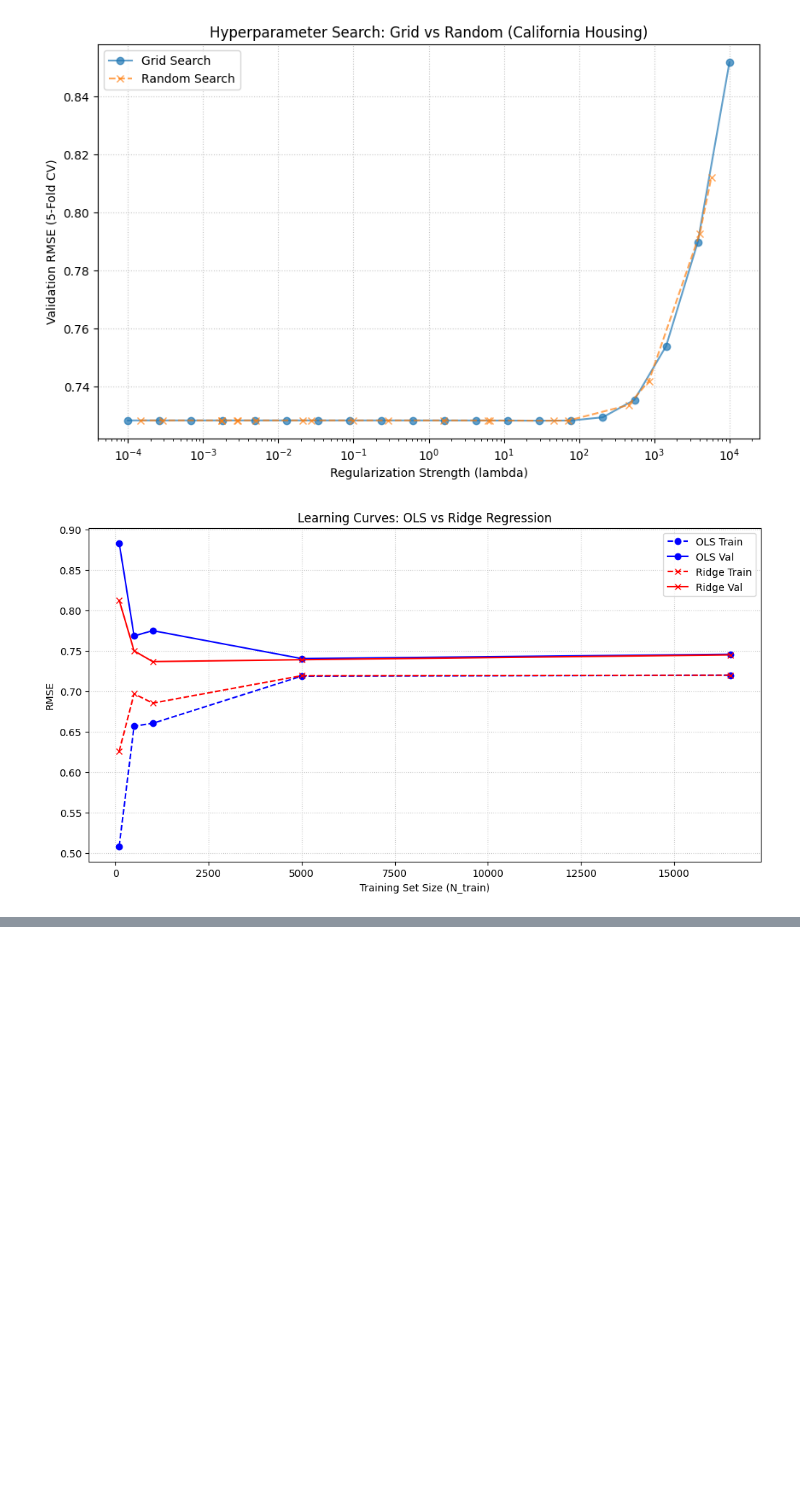
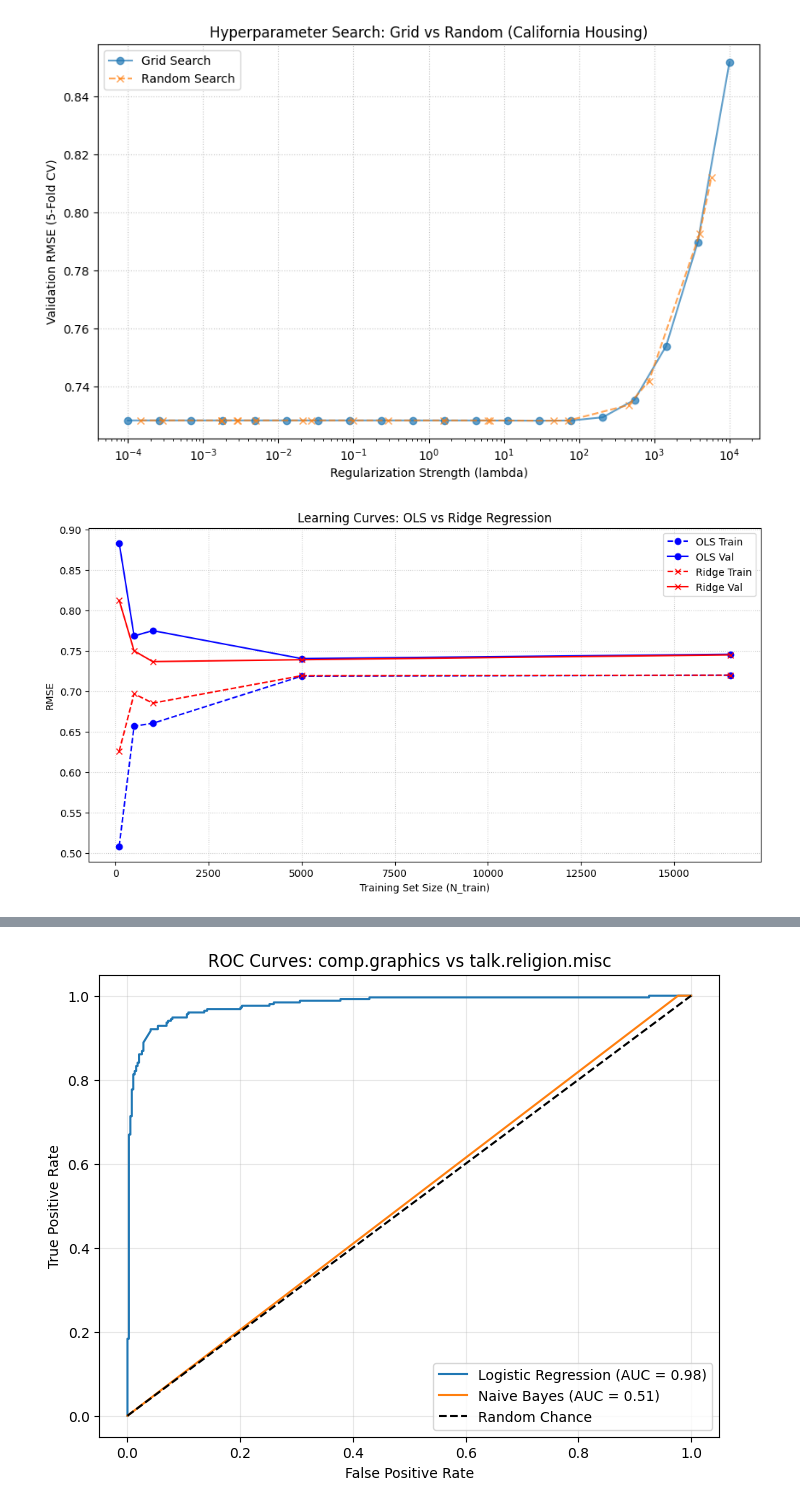
Before and after one commit to emilahmedli5/Linear-Models-Regularization-and-Classification-from-scratch, a Jupyter notebook: notebooks/hw2_analysis.ipynb, the cells around one changed output, grey strips where cells are left out. Drawn from its saved outputs; the diff is of its cells as text; code cells hidden in the pictures; blank space fills up the shorter version.

```diff
--- a/notebooks/hw2_analysis.ipynb
+++ b/notebooks/hw2_analysis.ipynb
@@ -549,0 +644,80 @@ plt.show()
+# %%
+
+%load_ext autoreload
+%autoreload 2
+
+from sklearn.datasets import fetch_20newsgroups
+from sklearn.metrics import f1_score, roc_auc_score, roc_curve
+import matplotlib.pyplot as plt
+
+# --Custom Imports Go Here ---
+from src.text_features import BagOfWords, TfidfTransformer
+from src.logistic_regression import LogisticRegression
+from src.naive_bayes import GaussianNaiveBayes
+# -----------------------------------
+
+# 1. Load the 20 Newsgroups Data
+print("Loading data...")
+categories = ['comp.graphics', 'talk.religion.misc']
+data_train = fetch_20newsgroups(subset='train', categories=categories, remove=('headers', 'footers', 'quotes'))
+data_test = fetch_20newsgroups(subset='test', categories=categories, remove=('headers', 'footers', 'quotes'))
+
+y_train = data_train.target
+y_test = data_test.target
+
+# 2. Extract Features from Scratch
+print("Extracting features...")
+bow = BagOfWords(max_features=5000)
+X_train_counts = bow.fit(data_train.data).transform(data_train.data)
+X_test_counts = bow.transform(data_test.data)
+
+tfidf = TfidfTransformer()
+X_train_tfidf = tfidf.fit(X_train_counts).transform(X_train_counts)
+X_test_tfidf = tfidf.transform(X_test_counts)
+
+# 3. Train Models
+print("Training models...")
+# Using the models imported from your src folder
+lr_model = LogisticRegression(lr=0.1, lambda_=0.1, max_iter=1000)
+lr_model.fit(X_train_tfidf, y_train)
+
+nb_model = GaussianNaiveBayes()
+nb_model.fit(X_train_tfidf, y_train)
+
+# 4. Predict and Evaluate
+print("Evaluating models...")
+# Logistic Regression Outputs
+lr_probs = lr_model.predict_proba(X_test_tfidf)
+lr_preds = lr_model.predict(X_test_tfidf)
+
+# Naive Bayes Outputs
+nb_probs = nb_model.predict_proba(X_test_tfidf)[:, 1]
+nb_preds = nb_model.predict(X_test_tfidf)
+
+# Metrics
+print("\n--- Logistic Regression ---")
+print(f"F1 Score: {f1_score(y_test, lr_preds):.4f}")
+print(f"AUC-ROC:  {roc_auc_score(y_test, lr_probs):.4f}")
+
+print("\n--- Gaussian Naive Bayes ---")
+print(f"F1 Score: {f1_score(y_test, nb_preds):.4f}")
+print(f"AUC-ROC:  {roc_auc_score(y_test, nb_probs):.4f}")
+
+# 5. Plot ROC Curves
+fpr_lr, tpr_lr, _ = roc_curve(y_test, lr_probs)
+fpr_nb, tpr_nb, _ = roc_curve(y_test, nb_probs)
+
+plt.figure(figsize=(8, 6))
+plt.plot(fpr_lr, tpr_lr, label=f'Logistic Regression (AUC = {roc_auc_score(y_test, lr_probs):.2f})')
+plt.plot(fpr_nb, tpr_nb, label=f'Naive Bayes (AUC = {roc_auc_score(y_test, nb_probs):.2f})')
+plt.plot([0, 1], [0, 1], 'k--', label='Random Chance')
+
+plt.title('ROC Curves: comp.graphics vs talk.religion.misc')
+plt.xlabel('False Positive Rate')
+plt.ylabel('True Positive Rate')
+plt.legend(loc='lower right')
+plt.grid(alpha=0.3)
+plt.savefig('../figures/ROC_Curves_comp_graphics_vs_talk_religion_misc.pdf',
+            format='pdf', dpi=300, bbox_inches='tight')
+plt.show()
+# %% [output]
@@ -549,0 +736 @@ plt.show()
+[figure, added]
```
Also changed, not shown: parts of 4 cells of this notebook, 10 other files.
